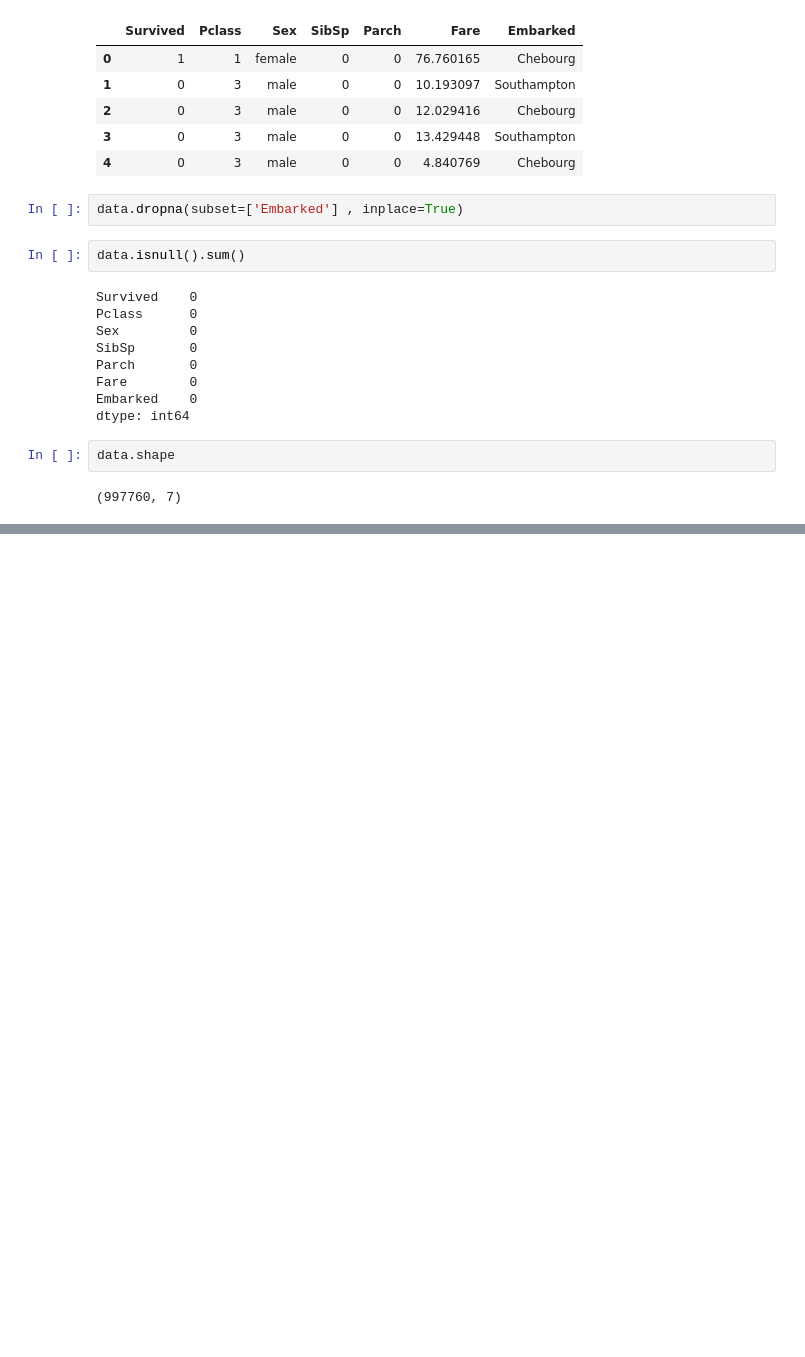
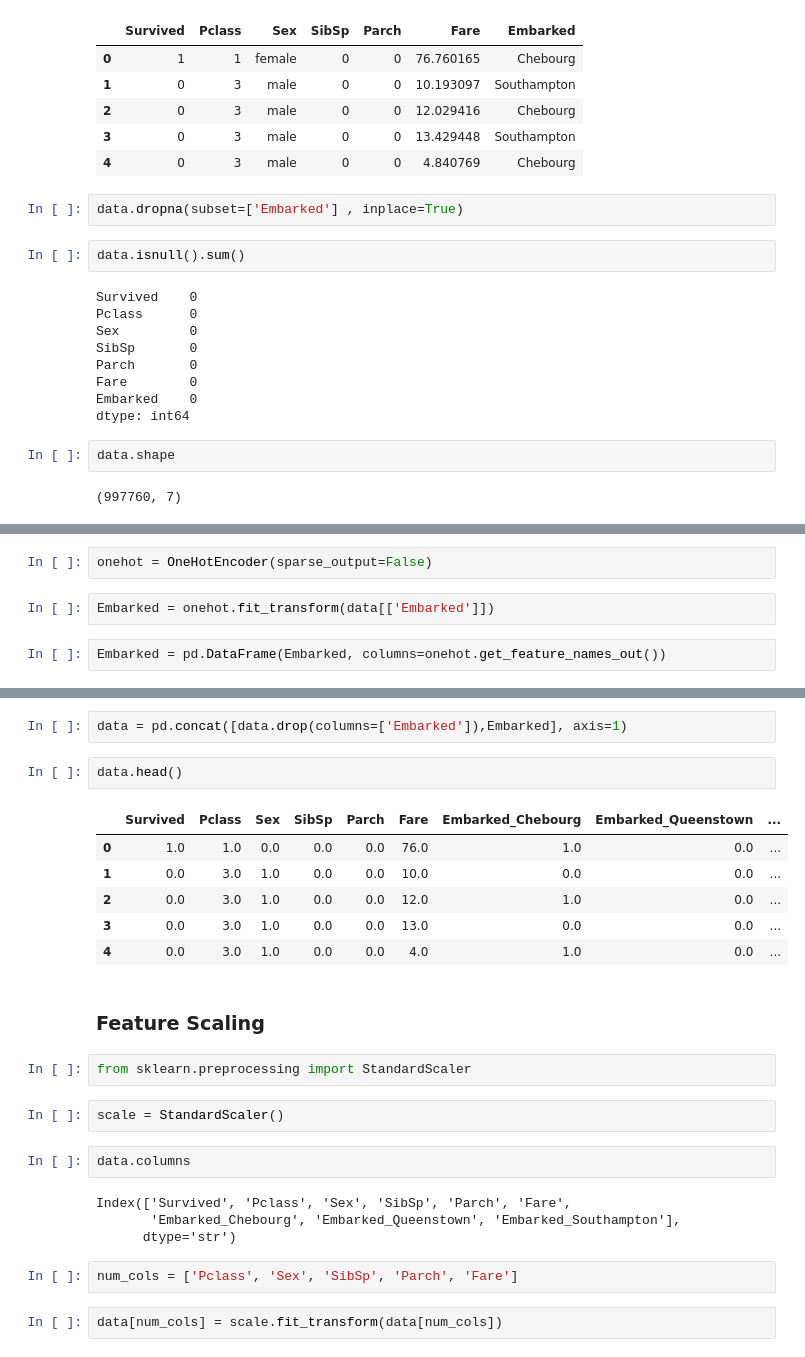
Before and after one commit to Arun-Jawlia/Titanic-Survival-Prediction-1Million-Dataset-Classifier, a Jupyter notebook: project.ipynb, the cells around one changed output, grey strips where cells are left out. Cells and saved outputs as stored; diff of their text form; blank space fills up the shorter version.

Commit message:
feat: feature encoding, scaling and train-test split

```diff
--- a/project.ipynb
+++ b/project.ipynb
@@ -127,0 +167,6 @@ data.shape
+# %%
+onehot = OneHotEncoder(sparse_output=False)
+# %%
+Embarked = onehot.fit_transform(data[['Embarked']])
+# %%
+Embarked = pd.DataFrame(Embarked, columns=onehot.get_feature_names_out())
@@ -127,0 +189,27 @@ data.shape
+# %%
+data = pd.concat([data.drop(columns=['Embarked']),Embarked], axis=1)
+# %%
+data.head()
+# %% [output]
+|  | Survived | Pclass | Sex | SibSp | Parch | Fare | Embarked_Chebourg | Embarked_Queenstown | ... |
+| 0 | 1.0 | 1.0 | 0.0 | 0.0 | 0.0 | 76.0 | 1.0 | 0.0 | ... |
+| 1 | 0.0 | 3.0 | 1.0 | 0.0 | 0.0 | 10.0 | 0.0 | 0.0 | ... |
+| 2 | 0.0 | 3.0 | 1.0 | 0.0 | 0.0 | 12.0 | 1.0 | 0.0 | ... |
+| 3 | 0.0 | 3.0 | 1.0 | 0.0 | 0.0 | 13.0 | 0.0 | 0.0 | ... |
+| 4 | 0.0 | 3.0 | 1.0 | 0.0 | 0.0 | 4.0 | 1.0 | 0.0 | ... |
+# %% [markdown]
+### Feature Scaling
+# %%
+from sklearn.preprocessing import StandardScaler
+# %%
+scale = StandardScaler()
+# %%
+data.columns
+# %% [output]
+Index(['Survived', 'Pclass', 'Sex', 'SibSp', 'Parch', 'Fare',
+       'Embarked_Chebourg', 'Embarked_Queenstown', 'Embarked_Southampton'],
+      dtype='str')
+# %%
+num_cols = ['Pclass', 'Sex', 'SibSp', 'Parch', 'Fare']
+# %%
+data[num_cols] = scale.fit_transform(data[num_cols])
```
Also changed, not shown: parts of 30 cells of this notebook, 3 other files.
